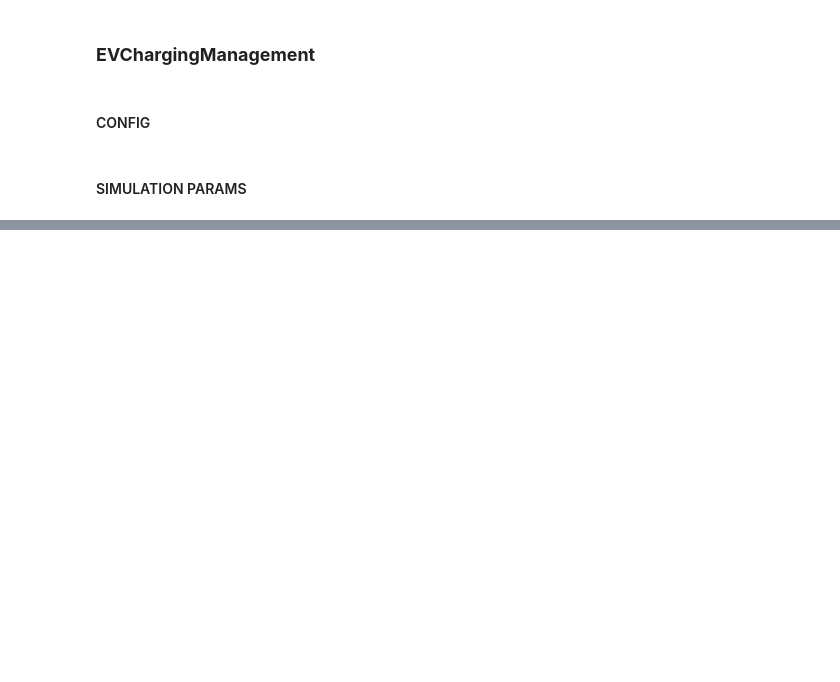
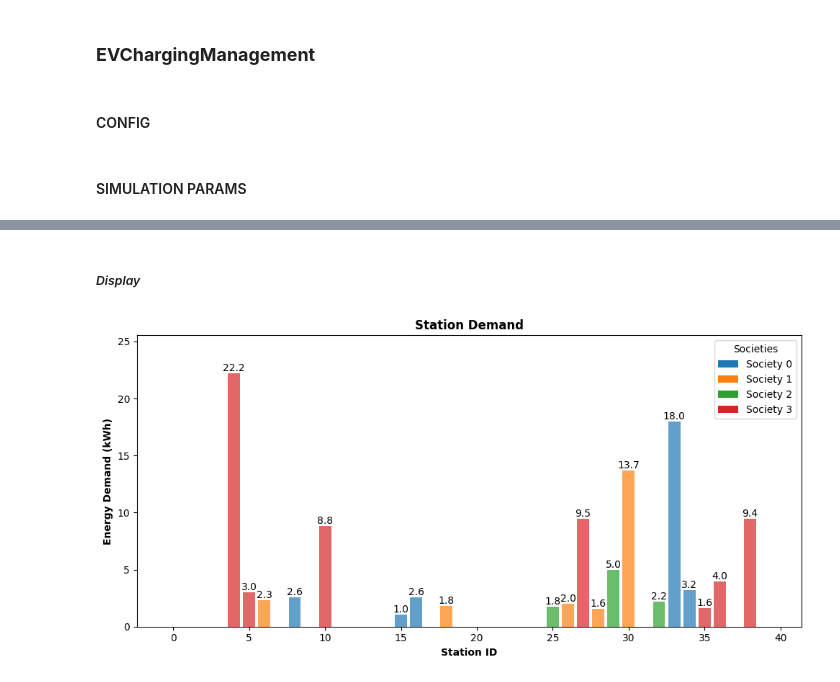
Before and after one commit to Fatoumata7/EVChargingManagement, a Jupyter notebook: results/EVChargingManagement.ipynb, the cells around one changed output, grey strips where cells are left out. Drawn from its saved outputs; the diff is of its cells as text; code cells hidden in the pictures; blank space fills up the shorter version.

Commit message:
Update notebooks, plot metrics, so create plots_metrics. Add greedy simulation (car emit request, send request only to the nearest station and take it no matter the offer)

```diff
--- a/results/EVChargingManagement.ipynb
+++ b/results/EVChargingManagement.ipynb
@@ -250,18 +254,18 @@ summary_file.write(f"\n=== Simulation started with {len(cars)} cars and {len(sta
 # %%
 # ----- LANCEMENT SIMULATION
 
-simulation_file = open(f'{ROOT_PATH}/{OUTPUT_DIR}/simulation_{SIM_ID}.txt', 'w',
+simulation_file = open(f'{ROOT_PATH}/{OUTPUT_DIR}/simulation_{SIM_ID}_greedy.txt', 'w',
                     encoding='utf-8') # init file: init state of agents
 
 simulation_file.write(f"=== Lancement simulation : {sim_config.NB_CARS} voitures, "
         f"{sim_config.NB_STATIONS} stations, {sim_config.TOTAL_TIME} slots ===\n")
 
-simulation = sim_module.Simulation(
+greedy_simulation = sim_greedy.SimulationGreedy(
     cars=cars,
     stations=stations,
     societies=societies,
     t_max=sim_config.TOTAL_TIME,
     config=sim_config
 )
-simulation.run(file=simulation_file)
+greedy_simulation.run(file=simulation_file, print_metrics=False)
 # %% [output]
@@ -303,0 +310,6 @@ simulation.run(file=simulation_file)
+# %% [markdown]
+##### *Display*
+# %%
+plot_station_demand(greedy_simulation.metrics, societies=societies, figsize=(10, 5))
+# %% [output]
+[figure, added]
```
Also changed, not shown: parts of 28 cells of this notebook, 5 other files.
